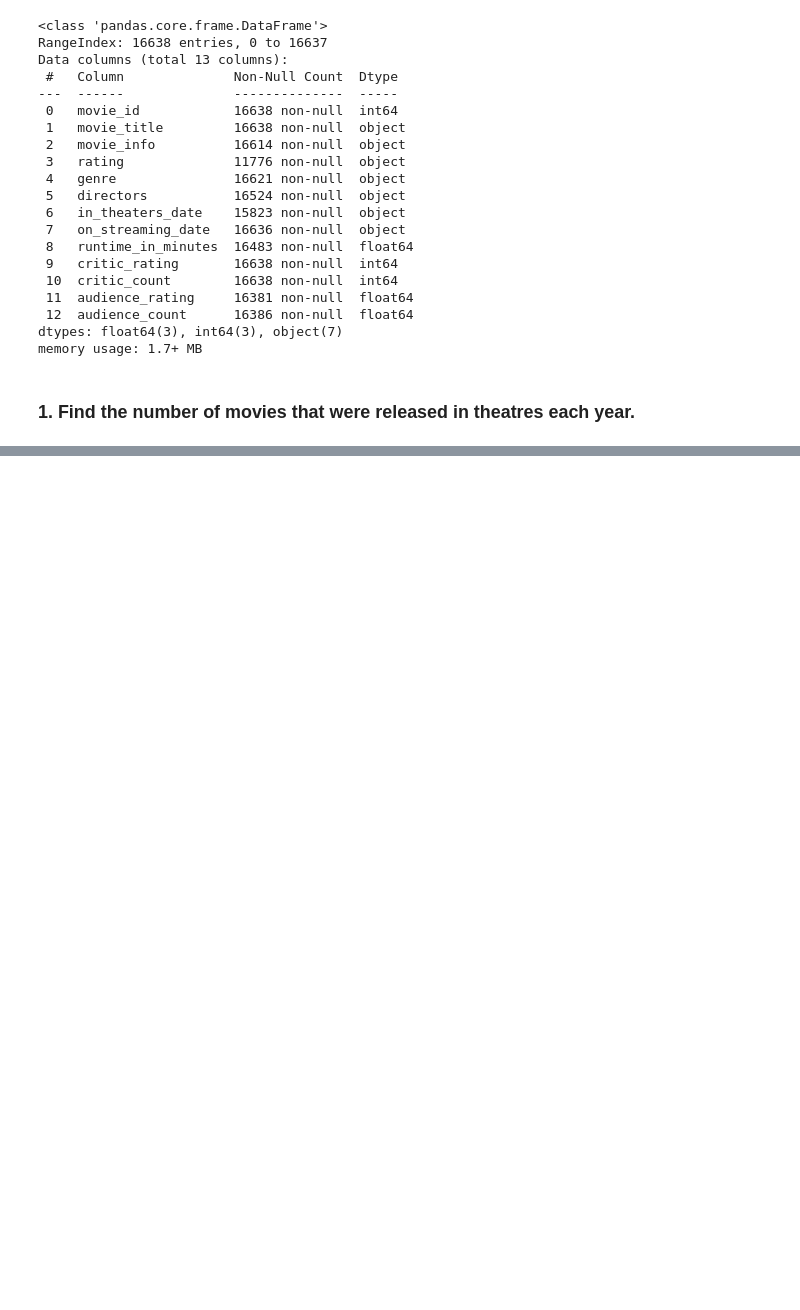
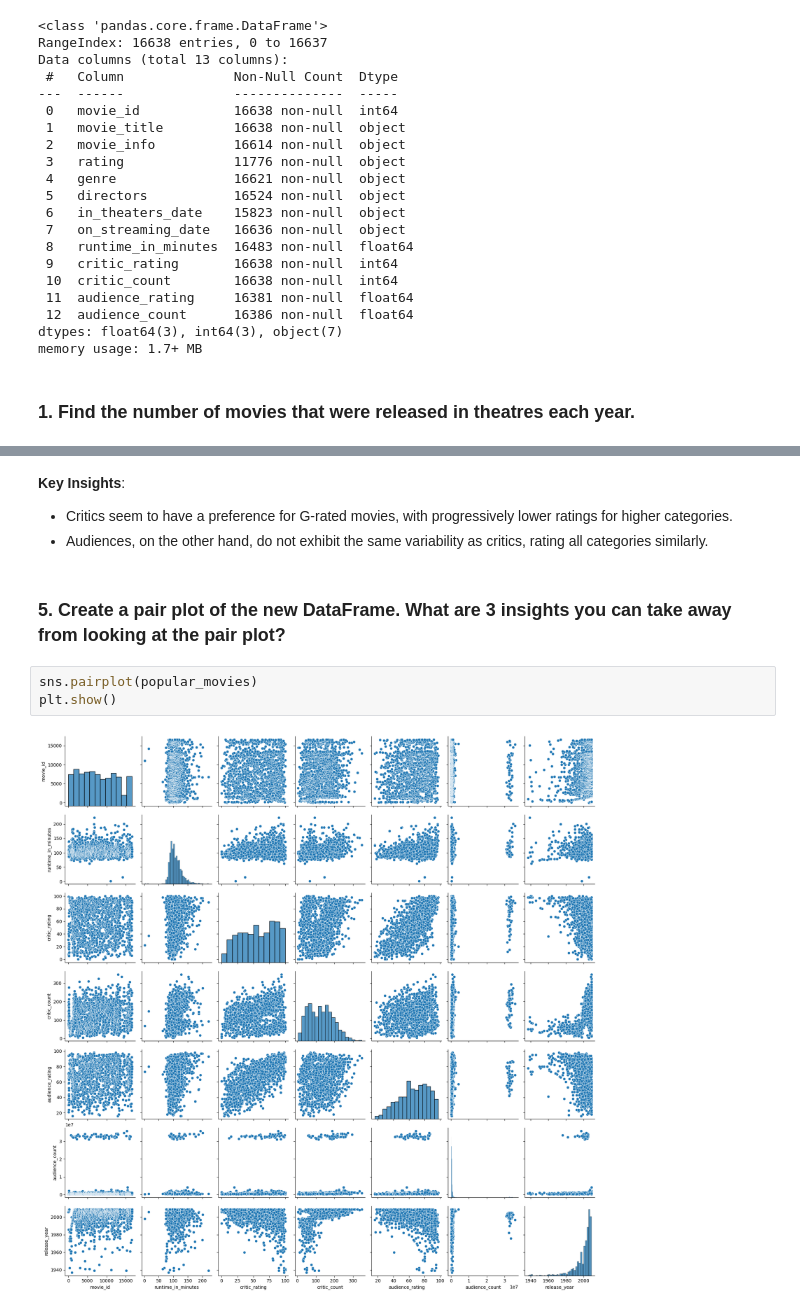
Before and after one commit to nbdls6/Movie_rating_prediction, a Jupyter notebook: data_cleaning_and_eda.ipynb, the cells around one changed output, grey strips where cells are left out. Cells and saved outputs as stored; diff of their text form; blank space fills up the shorter version.

```diff
--- a/data_cleaning_and_eda.ipynb
+++ b/data_cleaning_and_eda.ipynb
@@ -175,0 +346,11 @@ print(movie_info)
+# %% [markdown]
+**Key Insights**:
+- Critics seem to have a preference for G-rated movies, with progressively lower ratings for higher categories.
+- Audiences, on the other hand, do not exhibit the same variability as critics, rating all categories similarly.
+# %% [markdown]
+### 5. Create a pair plot of the new DataFrame. What are 3 insights you can take away from looking at the pair plot?
+# %%
+sns.pairplot(popular_movies)
+plt.show()
+# %% [output]
+[figure, added]
```
Also changed, not shown: parts of 45 cells of this notebook, 5 other files.
